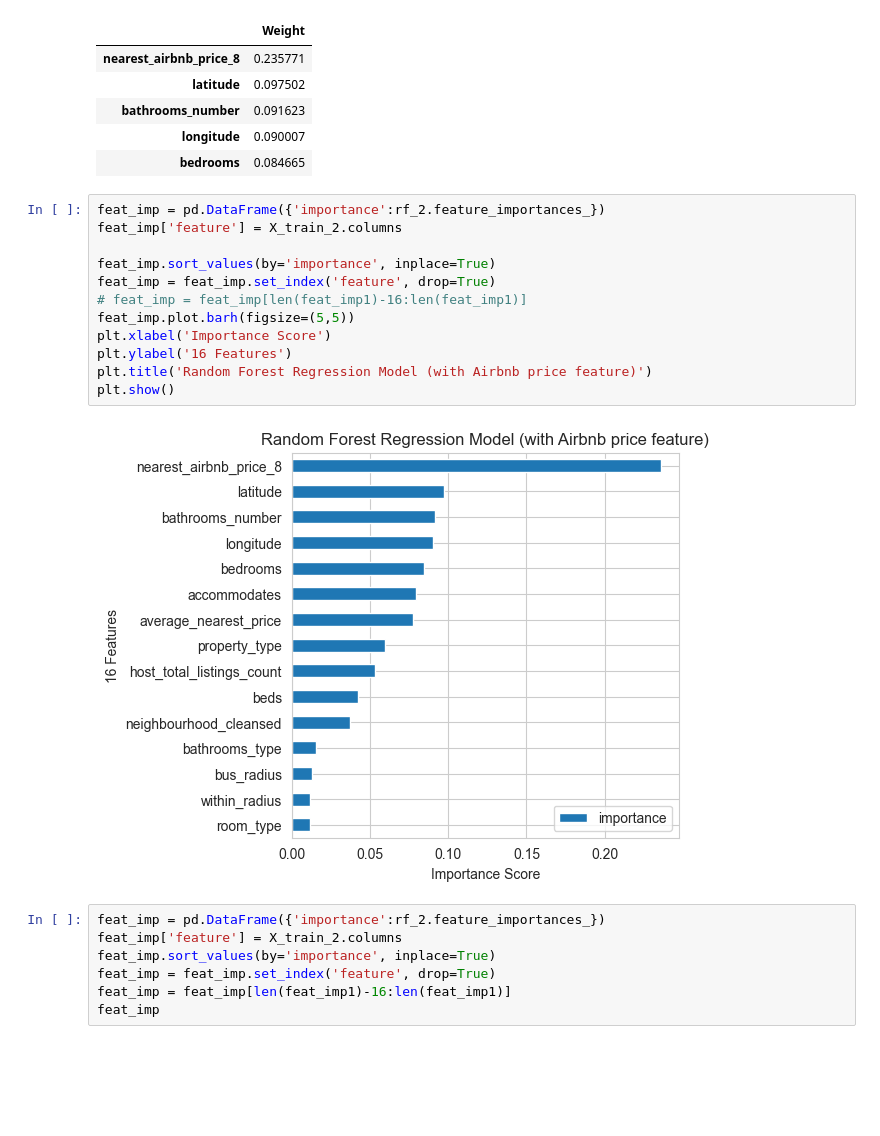
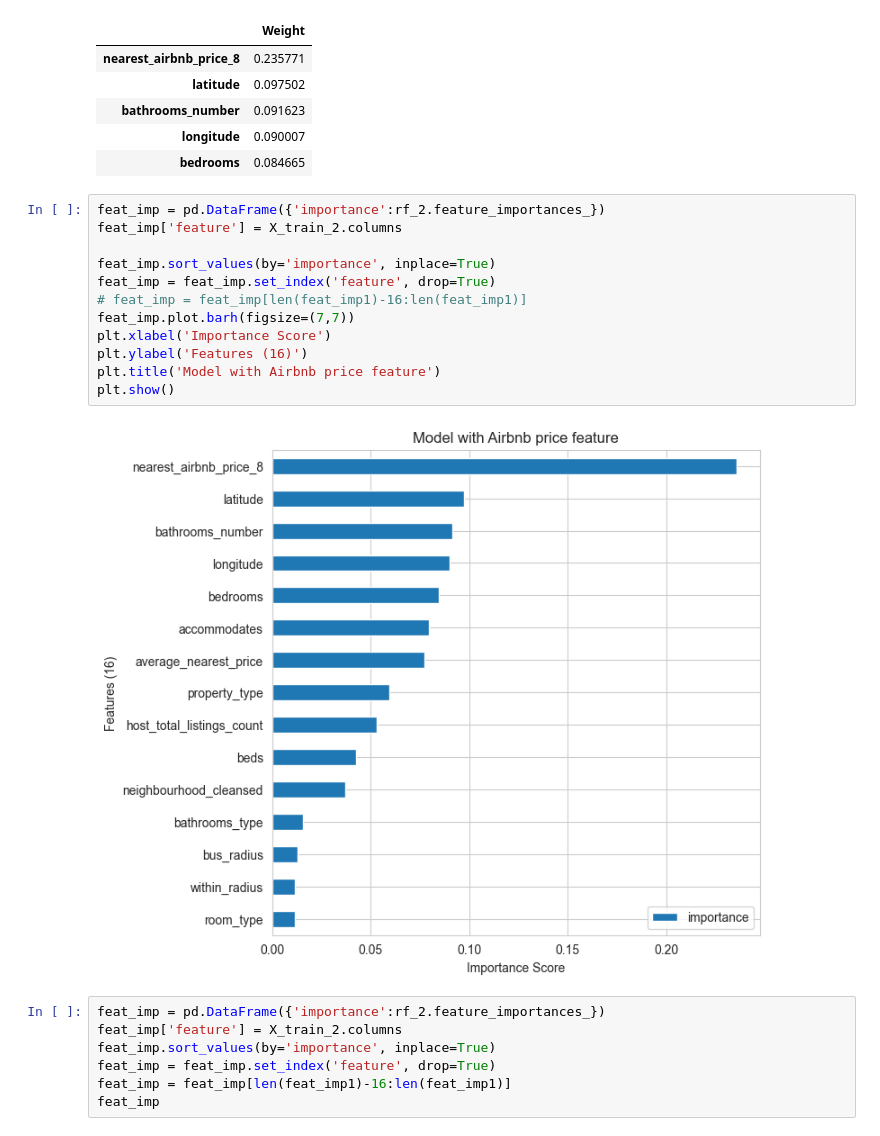
Before and after one commit to StellaLii/Airbnb-Project, a Jupyter notebook: vancouver_model/price/Machine_Learning_Model.ipynb, the cells around one changed output. Drawn from its saved outputs; the diff is of its cells as text; blank space fills up the shorter version.

```diff
--- a/vancouver_model/price/Machine_Learning_Model.ipynb
+++ b/vancouver_model/price/Machine_Learning_Model.ipynb
@@ -648,17 +652,17 @@ feat_imp1.head(5)
 # %%
 feat_imp = pd.DataFrame({'importance':rf_2.feature_importances_})
 feat_imp['feature'] = X_train_2.columns
 
 feat_imp.sort_values(by='importance', inplace=True)
 feat_imp = feat_imp.set_index('feature', drop=True)
 # feat_imp = feat_imp[len(feat_imp1)-16:len(feat_imp1)]
-feat_imp.plot.barh(figsize=(5,5))
+feat_imp.plot.barh(figsize=(7,7))
 plt.xlabel('Importance Score')
-plt.ylabel('16 Features')
-plt.title('Random Forest Regression Model (with Airbnb price feature)')
+plt.ylabel('Features (16)')
+plt.title('Model with Airbnb price feature')
 plt.show()
 # %% [output]
-[figure, old version]
+[figure, new version]
 # %%
 feat_imp = pd.DataFrame({'importance':rf_2.feature_importances_})
 feat_imp['feature'] = X_train_2.columns
```
Also changed, not shown: parts of 6 cells of this notebook, 9 other files.
